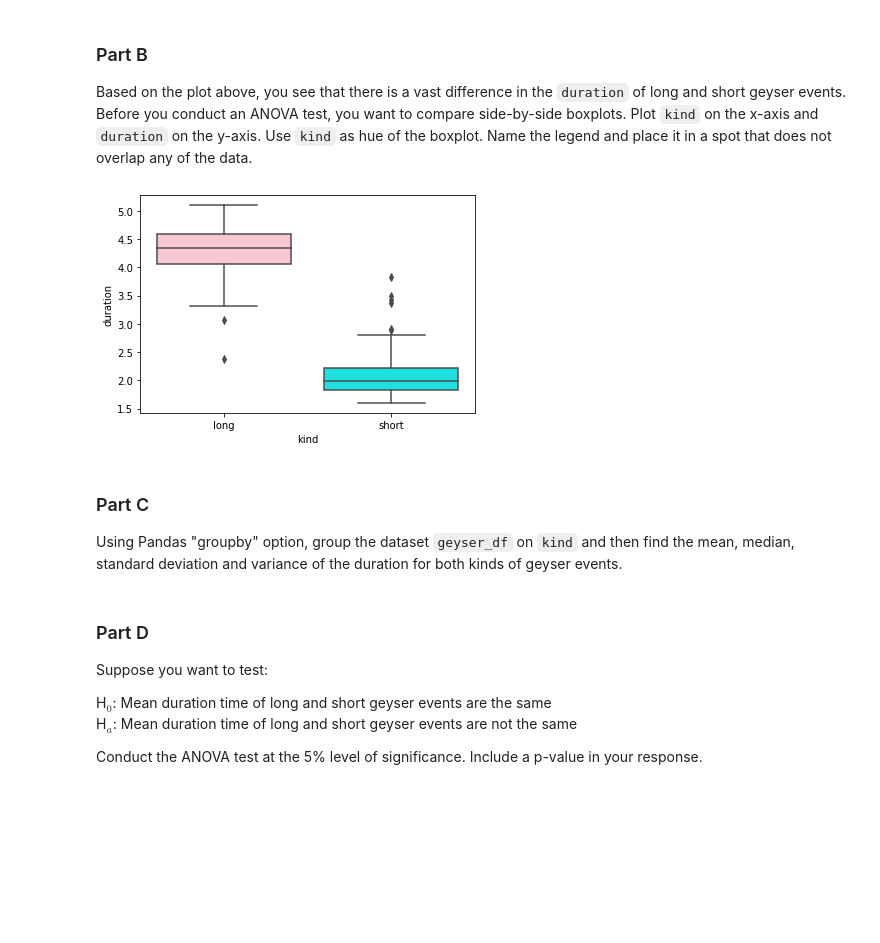
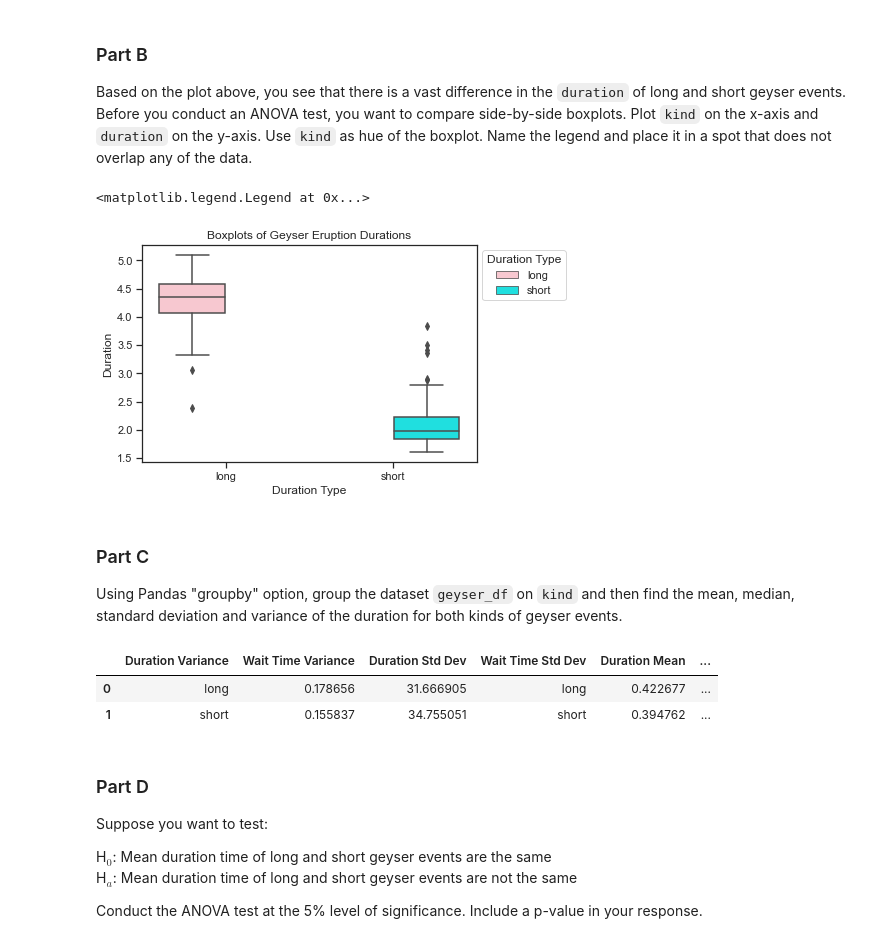
Before and after one commit to mikayla-eckelcifrese/JupyterLabRepository, a Jupyter notebook: lab4.ipynb, the cells around one changed output. Cells and saved outputs as stored; diff of their text form; code cells hidden in the pictures; blank space fills up the shorter version.

```diff
--- a/lab4.ipynb
+++ b/lab4.ipynb
@@ -43,14 +45,40 @@ Text(0.5, 1.0, 'Scatterplot of Seaborn Geyser Dataset')
 ### Part B
 
 Based on the plot above, you see that there is a vast difference in the `duration` of long and short geyser events.  Before you conduct an ANOVA test, you want to compare side-by-side boxplots.  Plot `kind` on the x-axis and `duration` on the y-axis.  Use `kind` as hue of the boxplot.  Name the legend and place it in a spot that does not overlap any of the data.
-# %%
-boxplots = sns.boxplot(data = geyser_df, x = 'kind', y = 'duration', hue = )
-# %% [output]
-[figure, removed]
+# %%
+sns.set_palette( ('pink', 'cyan') )
+boxplots = sns.boxplot(data = geyser_df, x = 'kind', y = 'duration', hue = 'kind')
+boxplots.set(xlabel = "Duration Type", ylabel = "Duration", title = "Boxplots of Geyser Eruption Durations")
+plt.legend(title = "Duration Type", loc = 2, bbox_to_anchor = (1,1))
+# %% [output]
+<matplotlib.legend.Legend at 0x...>
+[figure, added]
 # %% [markdown]
 ### Part C
 
 Using Pandas "groupby" option, group the dataset `geyser_df` on `kind` and then find the mean, median, standard deviation and variance of the duration for both kinds of geyser events.
+# %%
+
+
+geyser_by_kind = geyser_df.groupby("kind", as_index = False)
+
+var = geyser_by_kind.var()
+
+std = geyser_by_kind.std()
+
+mean = geyser_by_kind.mean()
+
+median = geyser_by_kind.median()
+
+summary_stats = pd.concat([var, std, mean, median], axis = 1)
+
+summary_stats.columns.values[0:8] = ['Duration Variance', "Wait Time Variance", "Duration Std Dev", "Wait Time Std Dev",
+                                     "Duration Mean", "Wait Time Mean", "Duration Median", "Wait Time Median"]
+summary_stats
+# %% [output]
+|  | Duration Variance | Wait Time Variance | Duration Std Dev | Wait Time Std Dev | Duration Mean | ... |
+| 0 | long | 0.178656 | 31.666905 | long | 0.422677 | ... |
+| 1 | short | 0.155837 | 34.755051 | short | 0.394762 | ... |
 # %% [markdown]
 ### Part D
 
```
Also changed, not shown: parts of 4 cells of this notebook.
